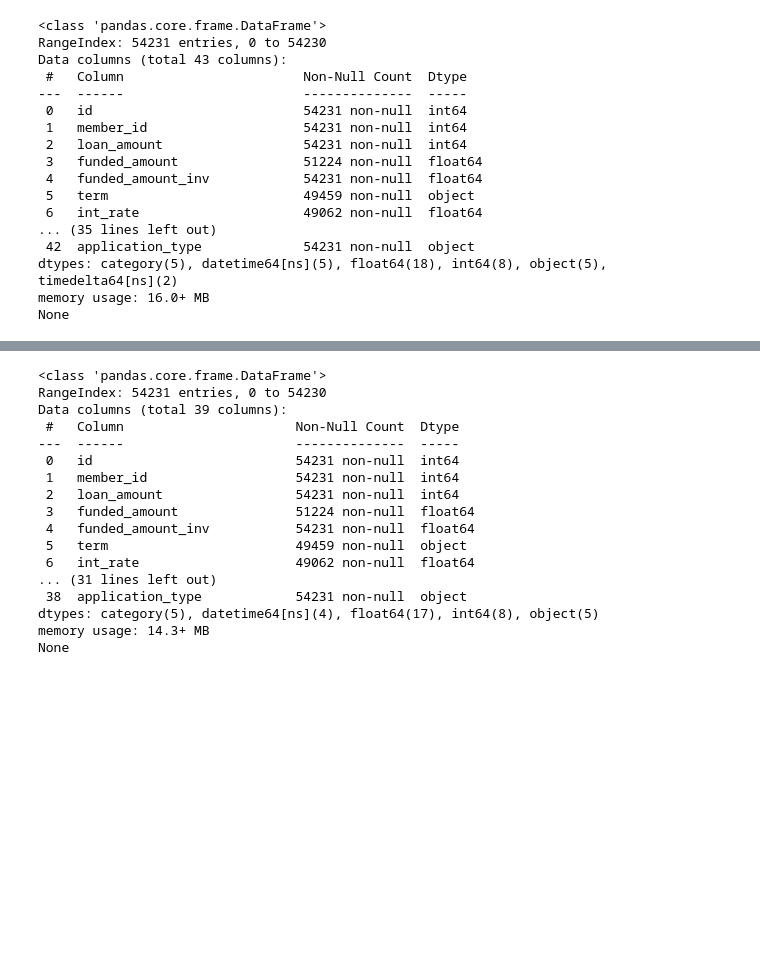
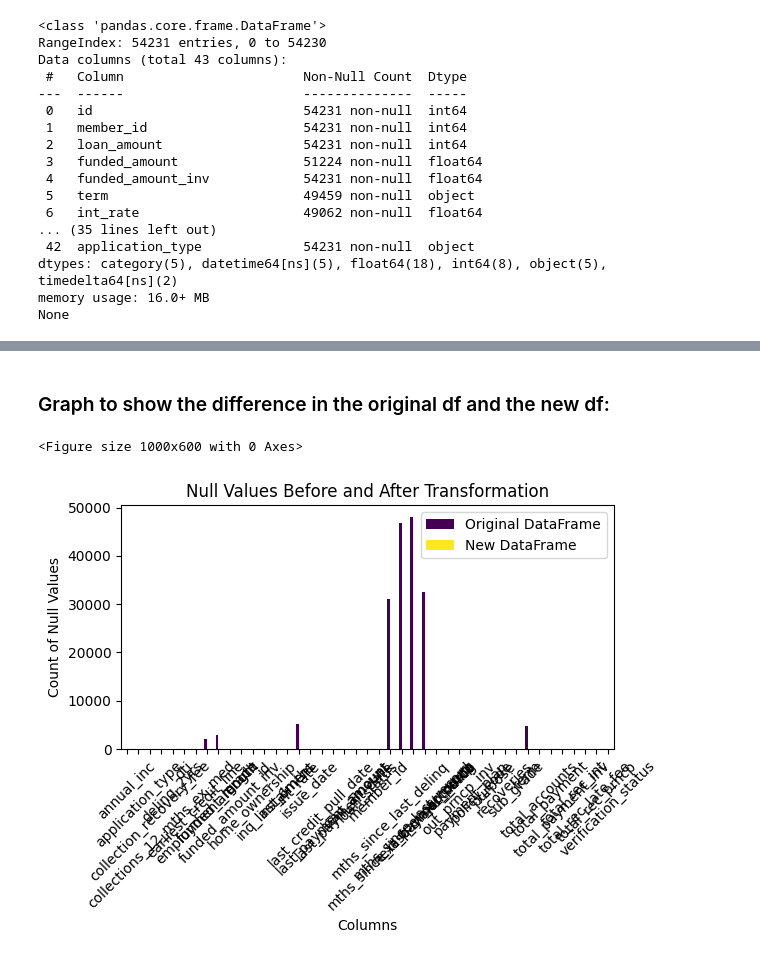
Before and after one commit to Tori2305/Customer_loans_in_finance, a Jupyter notebook: milestone_3.ipynb, the cells around one changed output, grey strips where cells are left out. Drawn from its saved outputs; the diff is of its cells as text; code cells hidden in the pictures; blank space fills up the shorter version.

Commit message:
modified:   __pycache__/transform_data.cpython-312.pyc 	modified:   milestone_3.ipynb 	modified:   transform_data.py

```diff
--- a/milestone_3.ipynb
+++ b/milestone_3.ipynb
@@ -58,0 +39,12 @@ mths_since_last_major_derog       46732        86.172116
+# %%
+from transform_data import DataFrameTransform
+
+transforming=DataFrameTransform()
+transforming.null_counts(df)
+new_df = transforming.remove_high_null_columns(df)
+new_df = transforming.impute_columns_with_median(new_df)
+new_df = transforming.impute_columns_with_mode(new_df)
+new_df = transforming.remove_rows_with_missing_data(new_df)
+new_df = transforming.remove_rows_with_missing_data(new_df)
+
+print(new_df.info())
@@ -59,23 +69,10 @@ mths_since_last_major_derog       46732        86.172116
+# %% [markdown]
+### Graph to show the difference in the original df and the new df:
 # %%
 from transform_data import Plotter
 
-plotting = Plotter(df)
-plotting.remove_high_null_columns()
+plotting = Plotter()
+plotting.plot_null_counts(df, new_df)
 # %% [output]
-<class 'pandas.core.frame.DataFrame'>
-RangeIndex: 54231 entries, 0 to 54230
-Data columns (total 39 columns):
- #   Column                      Non-Null Count  Dtype
----  ------                      --------------  -----
- 0   id                          54231 non-null  int64
- 1   member_id                   54231 non-null  int64
- 2   loan_amount                 54231 non-null  int64
- 3   funded_amount               51224 non-null  float64
- 4   funded_amount_inv           54231 non-null  float64
- 5   term                        49459 non-null  object
- 6   int_rate                    49062 non-null  float64
-... (31 lines left out)
- 38  application_type            54231 non-null  object
-dtypes: category(5), datetime64[ns](4), float64(17), int64(8), object(5)
-memory usage: 14.3+ MB
-None
+<Figure size 1000x600 with 0 Axes>
+[figure, added]
```
Also changed, not shown: parts of 6 cells of this notebook, 1 other file.
